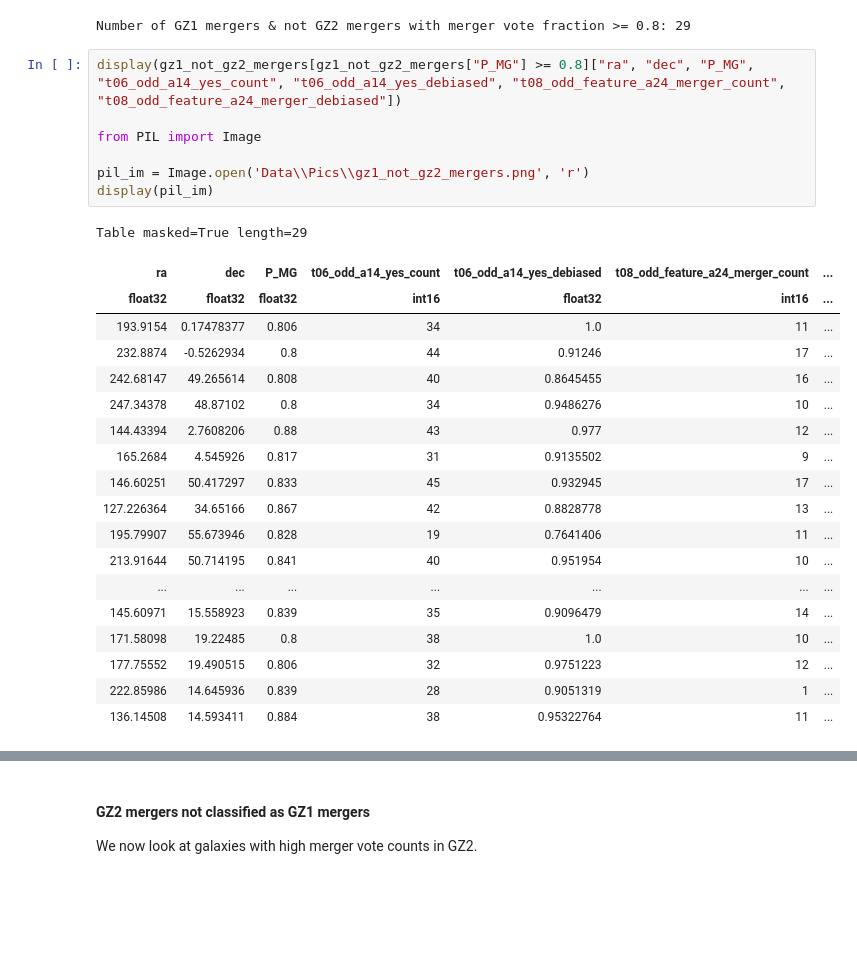
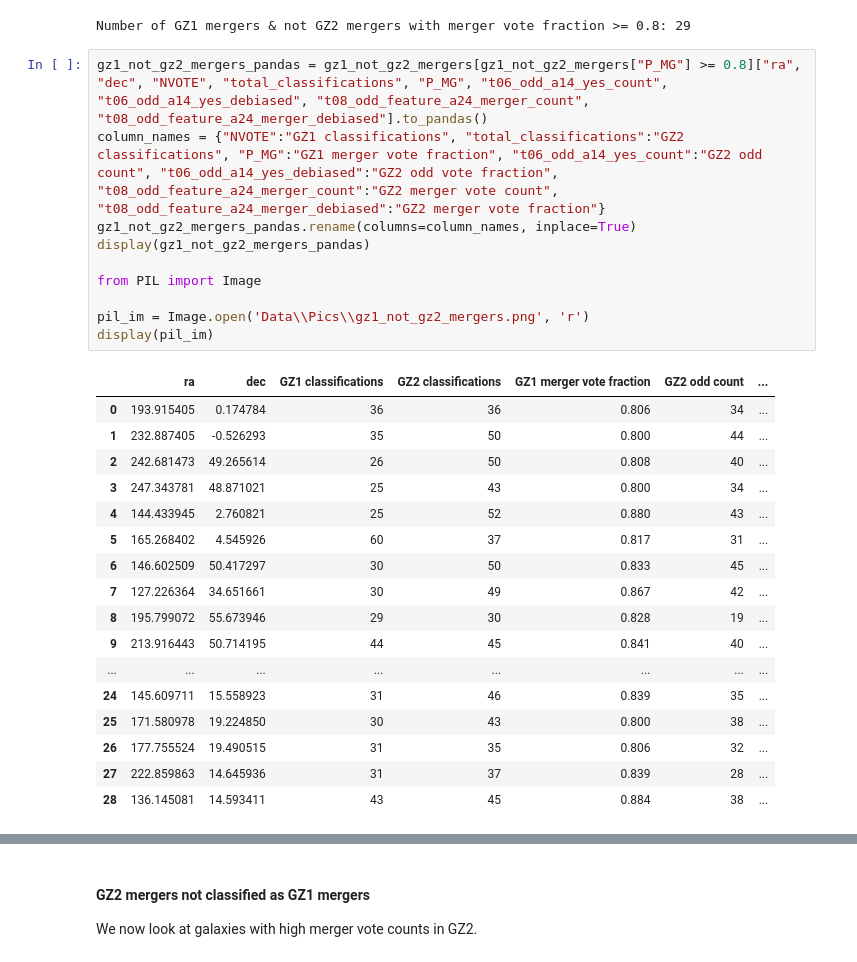
Before and after one commit to tplews98/MPhys_Project, a Jupyter notebook: MT_Week7_Mergers.ipynb, the cells around one changed output, grey strips where cells are left out. Cells and saved outputs as stored; diff of their text form; blank space fills up the shorter version.

Commit message:
GZ1 and GZ2 mergers

```diff
--- a/MT_Week7_Mergers.ipynb
+++ b/MT_Week7_Mergers.ipynb
@@ -200,32 +200,33 @@ print("Number of GZ1 mergers & not GZ2 mergers with merger vote fraction >= 0.8:
 # %% [output]
 Number of GZ1 mergers & not GZ2 mergers with merger vote fraction >= 0.8: 29
 # %%
-display(gz1_not_gz2_mergers[gz1_not_gz2_mergers["P_MG"] >= 0.8]["ra", "dec", "P_MG", "t06_odd_a14_yes_count", "t06_odd_a14_yes_debiased", "t08_odd_feature_a24_merger_count", "t08_odd_feature_a24_merger_debiased"])
+gz1_not_gz2_mergers_pandas = gz1_not_gz2_mergers[gz1_not_gz2_mergers["P_MG"] >= 0.8]["ra", "dec", "NVOTE", "total_classifications", "P_MG", "t06_odd_a14_yes_count", "t06_odd_a14_yes_debiased", "t08_odd_feature_a24_merger_count", "t08_odd_feature_a24_merger_debiased"].to_pandas()
+column_names = {"NVOTE":"GZ1 classifications", "total_classifications":"GZ2 classifications", "P_MG":"GZ1 merger vote fraction", "t06_odd_a14_yes_count":"GZ2 odd count", "t06_odd_a14_yes_debiased":"GZ2 odd vote fraction", "t08_odd_feature_a24_merger_count":"GZ2 merger vote count", "t08_odd_feature_a24_merger_debiased":"GZ2 merger vote fraction"}
+gz1_not_gz2_mergers_pandas.rename(columns=column_names, inplace=True)
+display(gz1_not_gz2_mergers_pandas)
 
 from PIL import Image
 
 pil_im = Image.open('Data\\Pics\\gz1_not_gz2_mergers.png', 'r')
 display(pil_im)
 # %% [output]
-Table masked=True length=29
-| ra | dec | P_MG | t06_odd_a14_yes_count | t06_odd_a14_yes_debiased | t08_odd_feature_a24_merger_count | ... |
-| float32 | float32 | float32 | int16 | float32 | int16 | ... |
-| 193.9154 | 0.17478377 | 0.806 | 34 | 1.0 | 11 | ... |
-| 232.8874 | -0.5262934 | 0.8 | 44 | 0.91246 | 17 | ... |
-| 242.68147 | 49.265614 | 0.808 | 40 | 0.8645455 | 16 | ... |
-| 247.34378 | 48.87102 | 0.8 | 34 | 0.9486276 | 10 | ... |
-| 144.43394 | 2.7608206 | 0.88 | 43 | 0.977 | 12 | ... |
-| 165.2684 | 4.545926 | 0.817 | 31 | 0.9135502 | 9 | ... |
-| 146.60251 | 50.417297 | 0.833 | 45 | 0.932945 | 17 | ... |
-| 127.226364 | 34.65166 | 0.867 | 42 | 0.8828778 | 13 | ... |
-| 195.79907 | 55.673946 | 0.828 | 19 | 0.7641406 | 11 | ... |
-| 213.91644 | 50.714195 | 0.841 | 40 | 0.951954 | 10 | ... |
-| ... | ... | ... | ... | ... | ... | ... |
-| 145.60971 | 15.558923 | 0.839 | 35 | 0.9096479 | 14 | ... |
-| 171.58098 | 19.22485 | 0.8 | 38 | 1.0 | 10 | ... |
-| 177.75552 | 19.490515 | 0.806 | 32 | 0.9751223 | 12 | ... |
-| 222.85986 | 14.645936 | 0.839 | 28 | 0.9051319 | 1 | ... |
-| 136.14508 | 14.593411 | 0.884 | 38 | 0.95322764 | 11 | ... |
+|  | ra | dec | GZ1 classifications | GZ2 classifications | GZ1 merger vote fraction | GZ2 odd count | ... |
+| 0 | 193.915405 | 0.174784 | 36 | 36 | 0.806 | 34 | ... |
+| 1 | 232.887405 | -0.526293 | 35 | 50 | 0.800 | 44 | ... |
+| 2 | 242.681473 | 49.265614 | 26 | 50 | 0.808 | 40 | ... |
+| 3 | 247.343781 | 48.871021 | 25 | 43 | 0.800 | 34 | ... |
+| 4 | 144.433945 | 2.760821 | 25 | 52 | 0.880 | 43 | ... |
+| 5 | 165.268402 | 4.545926 | 60 | 37 | 0.817 | 31 | ... |
+| 6 | 146.602509 | 50.417297 | 30 | 50 | 0.833 | 45 | ... |
+| 7 | 127.226364 | 34.651661 | 30 | 49 | 0.867 | 42 | ... |
+| 8 | 195.799072 | 55.673946 | 29 | 30 | 0.828 | 19 | ... |
+| 9 | 213.916443 | 50.714195 | 44 | 45 | 0.841 | 40 | ... |
+| ... | ... | ... | ... | ... | ... | ... | ... |
+| 24 | 145.609711 | 15.558923 | 31 | 46 | 0.839 | 35 | ... |
+| 25 | 171.580978 | 19.224850 | 30 | 43 | 0.800 | 38 | ... |
+| 26 | 177.755524 | 19.490515 | 31 | 35 | 0.806 | 32 | ... |
+| 27 | 222.859863 | 14.645936 | 31 | 37 | 0.839 | 28 | ... |
+| 28 | 136.145081 | 14.593411 | 43 | 45 | 0.884 | 38 | ... |
 [figure]
 # %% [markdown]
 #### GZ2 mergers not classified as GZ1 mergers
```
Also changed, not shown: parts of 1 cell of this notebook.
